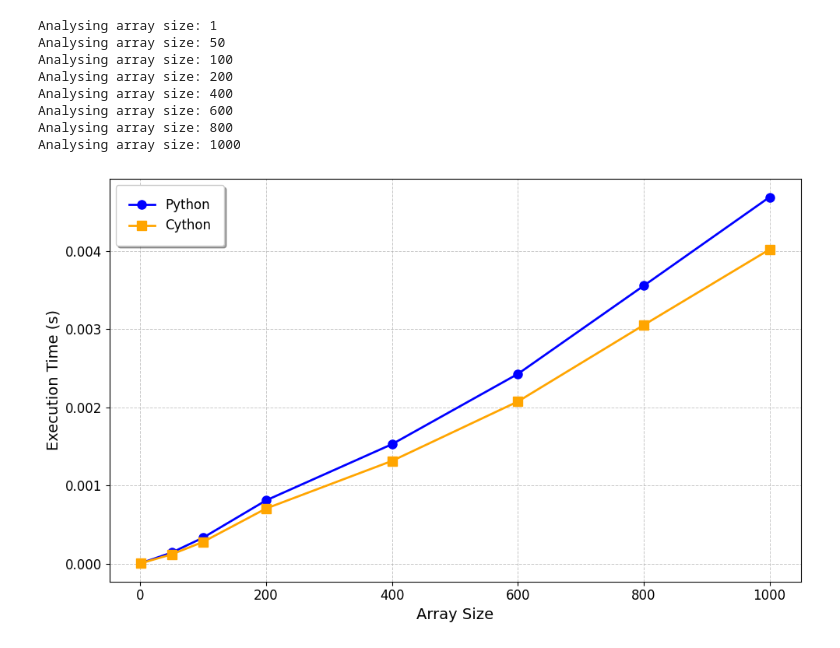
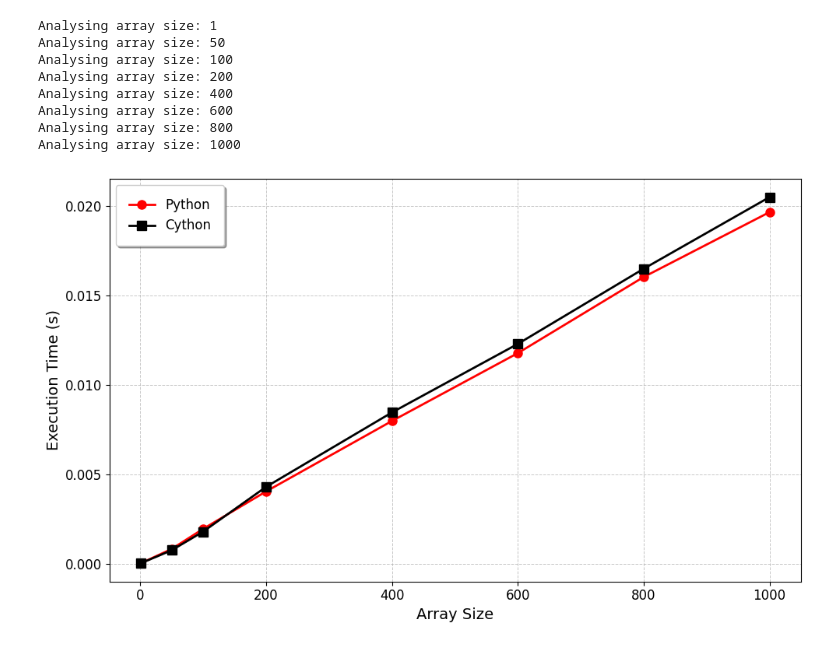
Before and after one commit to JacobTutt/dual_autodiff_package, a Jupyter notebook: tutorials/dual_autodiff.ipynb, the cells around one changed output. Drawn from its saved outputs; the diff is of its cells as text; code cells hidden in the pictures.

```diff
--- a/tutorials/dual_autodiff.ipynb
+++ b/tutorials/dual_autodiff.ipynb
@@ -529,7 +546,7 @@ def f2(x):
     return sin(x)
 
 def f3(x):
-    return log(x)
+    return log(sin(x)) + x**2 * cos(x)
 
 funcs = [f1, f2, f3]
 
@@ -700,16 +955,13 @@ def time_memory_check(func, func_x, input, input_x):
     return average_python_duration, average_cython_duration, average_python_memory, average_cython_memory
 # %%
 # Define inputs for time and memory check
-single_inputs = Dual(1,2)
-single_inputs_x = Dual_x(1,2)
-
-array_inputs = np.array([Dual(1,2), Dual(1,2), Dual(1,2), Dual(1,2), Dual(1,2), Dual(1,2), Dual(1,2), Dual(1,2)])
-array_inputs_x = np.array([Dual_x(1,2), Dual_x(1,2), Dual_x(1,2), Dual_x(1,2), Dual_x(1,2), Dual_x(1,2), Dual_x(1,2), Dual_x(1,2)])
+single_inputs = 1
+array_inputs = np.array([1,1,1,1,1,1,1,1])
 
 # Time and memory check for sin - single input
-sin_py_time, sin_cy_time, sin_py_memory, sin_cy_memory = time_memory_check(lambda x: sin(x),lambda x: sin_x(x), single_inputs, single_inputs_x)
+sin_py_time, sin_cy_time, sin_py_memory, sin_cy_memory = time_memory_check_cython(lambda x: sin(x),lambda x: sin_x(x), single_inputs)
 # Time and memory check for sin - array input
-sin_array_py_time, sin_array_cy_time, sin_array_py_memory, sin_array_cy_memory = time_memory_check(lambda x: sin(x),lambda x: sin_x(x), array_inputs, array_inputs_x)
+sin_array_py_time, sin_array_cy_time, sin_array_py_memory, sin_array_cy_memory = time_memory_check_cython(lambda x: sin(x),lambda x: sin_x(x), array_inputs)
 # Determine percentages changes in time and memory
 sin_time_change = (sin_py_time - sin_cy_time) / sin_py_time * 100
 sin_memory_change = (sin_py_memory - sin_cy_memory) / sin_py_memory * 100
@@ -718,9 +970,9 @@ sin_array_memory_change = (sin_array_py_memory - sin_array_cy_memory) / sin_arra
 
 
 # Time and memory check for log - single input
-log_py_time, log_cy_time, log_py_memory, log_cy_memory = time_memory_check(lambda x: log(x),lambda x: log_x(x), single_inputs, single_inputs_x)
+log_py_time, log_cy_time, log_py_memory, log_cy_memory = time_memory_check_cython(lambda x: log(x),lambda x: log_x(x), single_inputs)
 # Time and memory check for log - array input
-log_array_py_time, log_array_cy_time, log_array_py_memory, log_array_cy_memory = time_memory_check(lambda x: log(x),lambda x: log_x(x), array_inputs, array_inputs_x)
+log_array_py_time, log_array_cy_time, log_array_py_memory, log_array_cy_memory = time_memory_check_cython(lambda x: log(x),lambda x: log_x(x), array_inputs)
 # Determine percentages changes in time and memory
 log_time_change = (log_py_time - log_cy_time) / log_py_time * 100
 log_memory_change = (log_py_memory - log_cy_memory) / log_py_memory * 100
@@ -729,9 +981,9 @@ log_array_memory_change = (log_array_py_memory - log_array_cy_memory) / log_arra
 
 
 # Time and memory check for tanh - single input
-tanh_py_time, tanh_cy_time, tanh_py_memory, tanh_cy_memory = time_memory_check(lambda x: tanh(x),lambda x: tanh_x(x), single_inputs, single_inputs_x)
+tanh_py_time, tanh_cy_time, tanh_py_memory, tanh_cy_memory = time_memory_check_cython(lambda x: tanh(x),lambda x: tanh_x(x), single_inputs)
 # Time and memory check for tanh - array input
-tanh_array_py_time, tanh_array_cy_time, tanh_array_py_memory, tanh_array_cy_memory = time_memory_check(lambda x: tanh(x),lambda x: tanh_x(x), array_inputs, array_inputs_x)
+tanh_array_py_time, tanh_array_cy_time, tanh_array_py_memory, tanh_array_cy_memory = time_memory_check_cython(lambda x: tanh(x),lambda x: tanh_x(x), array_inputs)
 # Determine percentages changes in time and memory
 tanh_time_change = (tanh_py_time - tanh_cy_time) / tanh_py_time * 100
 tanh_memory_change = (tanh_py_memory - tanh_cy_memory) / tanh_py_memory * 100
@@ -739,9 +991,9 @@ tanh_array_time_change = (tanh_array_py_time - tanh_array_cy_time) / tanh_array_
 tanh_array_memory_change = (tanh_array_py_memory - tanh_array_cy_memory) / tanh_array_py_memory * 100
 
 # Time and memory check for pow - single input
-pow_py_time, pow_cy_time, pow_py_memory, pow_cy_memory = time_memory_check(lambda x: pow(x, 3),lambda x: pow_x(x, 3), single_inputs, single_inputs_x)
+pow_py_time, pow_cy_time, pow_py_memory, pow_cy_memory = time_memory_check_cython(lambda x: pow(x, 3),lambda x: pow_x(x, 3), single_inputs)
 # Time and memory check for pow - array input
-pow_array_py_time, pow_array_cy_time, pow_array_py_memory, pow_array_cy_memory = time_memory_check(lambda x: pow(x, 3),lambda x: pow_x(x, 3), array_inputs, array_inputs_x)
+pow_array_py_time, pow_array_cy_time, pow_array_py_memory, pow_array_cy_memory = time_memory_check_cython(lambda x: pow(x, 3),lambda x: pow_x(x, 3), array_inputs)
 # Determine percentages changes in time and memory
 pow_time_change = (pow_py_time - pow_cy_time) / pow_py_time * 100
 pow_memory_change = (pow_py_memory - pow_cy_memory) / pow_py_memory * 100
@@ -749,9 +1001,9 @@ pow_array_time_change = (pow_array_py_time - pow_array_cy_time) / pow_array_py_t
 pow_array_memory_change = (pow_array_py_memory - pow_array_cy_memory) / pow_array_py_memory * 100
 
 # Time and memory check for log(sin(x)) + x**2 + cos(x) - single input
-complex_py_time, complex_cy_time, complex_py_memory, complex_cy_memory = time_memory_check(lambda x: log(sin(x)) + x**2 + cos(x),lambda x: log_x(sin_x(x)) + pow_x(x, 2) + cos_x(x), single_inputs, single_inputs_x)
+complex_py_time, complex_cy_time, complex_py_memory, complex_cy_memory = time_memory_check_cython(lambda x: log(sin(x)) + x**2 + cos(x),lambda x: log_x(sin_x(x)) + pow_x(x, 2) + cos_x(x), single_inputs)
 # Time and memory check for log(sin(x)) + x**2 + cos(x) - array input
-complex_array_py_time, complex_array_cy_time, complex_array_py_memory, complex_array_cy_memory = time_memory_check(lambda x: log(sin(x)) + x**2 + cos(x),lambda x: log_x(sin_x(x)) + pow_x(x, 2) + cos_x(x), array_inputs, array_inputs_x)
+complex_array_py_time, complex_array_cy_time, complex_array_py_memory, complex_array_cy_memory = time_memory_check_cython(lambda x: log(sin(x)) + x**2 + cos(x),lambda x: log_x(sin_x(x)) + pow_x(x, 2) + cos_x(x), array_inputs)
 # Determine percentages changes in time and memory
 complex_time_change = (complex_py_time - complex_cy_time) / complex_py_time * 100
 complex_memory_change = (complex_py_memory - complex_cy_memory) / complex_py_memory * 100
@@ -837,16 +1087,10 @@ cython_times = []
 for size in array_sizes:
     print(f'Analysing array size: {size}')
     # Generate inputs for both Python and Cython functions
-    array_inputs = np.array([Dual(1, 2)] * size)
-    array_inputs_x = np.array([Dual_x(1, 2)] * size)
+    array_inputs = np.array([1] * size)
 
     # Time and memory check for a function (e.g., sin)
-    py_time, cy_time, _, _ = time_memory_check(
-        lambda x: sin(x),
-        lambda x: sin_x(x),
-        array_inputs,
-        array_inputs_x,
-    )
+    py_time, cy_time, _, _ = time_memory_check_cython(lambda x: sin(x), lambda x: sin_x(x), array_inputs)
 
     python_times.append(py_time)
     cython_times.append(cy_time)
@@ -862,23 +1106,23 @@ Analysing array size: 1000
 # %%
 # Plot results
 # Configurable plot parameters
 fontsize_labels = 14
 fontsize_title = 16
 fontsize_legend = 12
 linewidth = 2
 markersize = 8
 
 # Create the plot
 plt.figure(figsize=(10, 6))
-plt.plot(array_sizes, python_times, label='Python', marker='o', linestyle='-', linewidth=linewidth, markersize=markersize, color='blue')
-plt.plot(array_sizes, cython_times, label='Cython', marker='s', linestyle='-', linewidth=linewidth, markersize=markersize, color='orange')
+plt.plot(array_sizes, python_times, label='Python', marker='o', linestyle='-', linewidth=linewidth, markersize=markersize, color='red')
+plt.plot(array_sizes, cython_times, label='Cython', marker='s', linestyle='-', linewidth=linewidth, markersize=markersize, color='black')
 plt.xlabel('Array Size', fontsize=fontsize_labels)
 plt.ylabel('Execution Time (s)', fontsize=fontsize_labels)
 plt.xticks(fontsize=fontsize_labels - 2)
 plt.yticks(fontsize=fontsize_labels - 2)
 plt.grid(True, linestyle='--', linewidth=0.7, alpha=0.7)
 plt.legend(fontsize=fontsize_legend, loc='upper left', frameon=True, shadow=True, borderpad=1)
 plt.tight_layout()
 plt.show()
 # %% [output]
-[figure, old version]
+[figure, new version]
```
Also changed, not shown: parts of 11 cells of this notebook, 1 other file.
